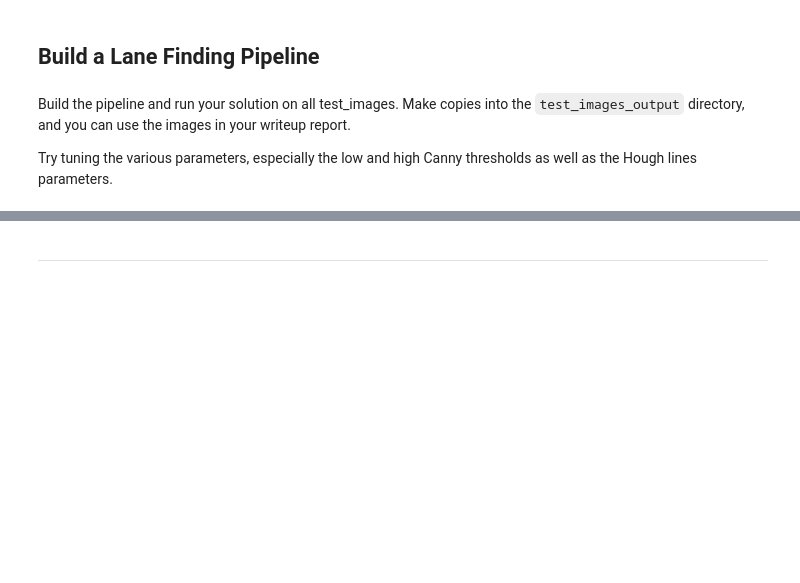
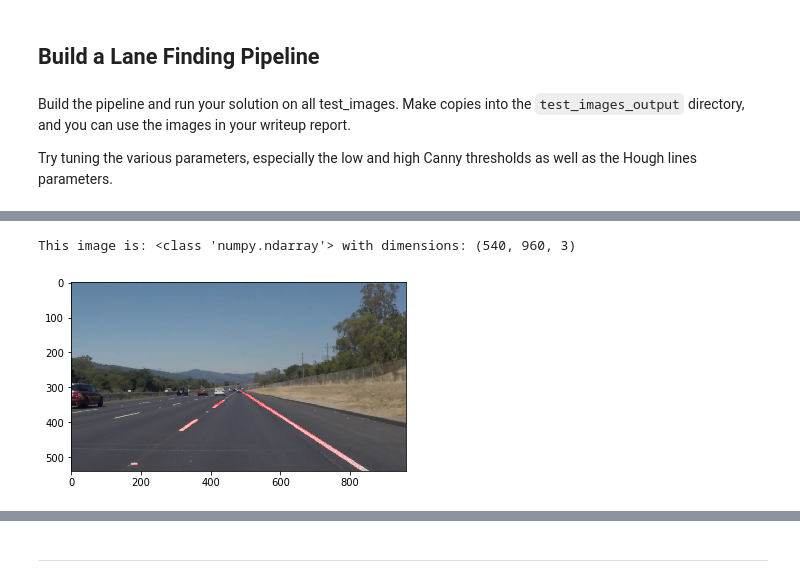
Before and after one commit to austinjalexander/CarND-LaneLines-P1, a Jupyter notebook: P1.ipynb, the cells around one changed output, grey strips where cells are left out. Cells and saved outputs as stored; diff of their text form; code cells hidden in the pictures; blank space fills up the shorter version.

```diff
--- a/P1.ipynb
+++ b/P1.ipynb
@@ -335,3 +266,0 @@ def find_vertices(img):
-# %%
-# Find vertices.
-left_vertex, right_vertex, apex_vertex = find_vertices(edges_image)
@@ -379,0 +272,29 @@ This image is: <class 'numpy.ndarray'> with dimensions: (540, 960, 3)
+# %%
+def find_vertices(img):
+    y_start = len(img)-1
+    y_stop = int(y_start/2)
+    y_order = -1
+
+    left_vertex = tuple()
+    right_vertex = tuple()
+
+    apex_x = int(len(img[0])/2)
+    apex_y = y_stop + 25 # 25 rows from center
+    apex_vertex = (apex_x, apex_y)
+
+    for y in range(y_start, y_stop, y_order):
+        row = img[y]
+        if row.sum() != 0:
+            for x in range(len(row)):
+                px = row[x]
+                red_channel = px[0]
+                if red_channel == 255:
+                    if left_vertex == tuple() and x < apex_x:
+                        left_vertex = (x, y)
+                    if right_vertex == tuple() and x > apex_x:
+                        right_vertex = (x, y)
+                if left_vertex != tuple() and right_vertex != tuple():
+                    return left_vertex, right_vertex, apex_vertex
+# %%
+left_vertex, right_vertex, apex_vertex = find_vertices(hough_transformed_image)
+print(left_vertex, right_vertex, apex_vertex)
@@ -390,0 +314,9 @@ This image is: <class 'numpy.ndarray'> with dimensions: (540, 960, 3)
+# %%
+combined_img = weighted_img(masked_image, image, α=0.8, β=1., γ=0.)
+
+print('This image is:', type(combined_img), 'with dimensions:', combined_img.shape)
+plt.imshow(combined_img)
+plt.show()
+# %% [output]
+This image is: <class 'numpy.ndarray'> with dimensions: (540, 960, 3)
+[figure, added]
```
Also changed, not shown: parts of 21 cells of this notebook.
